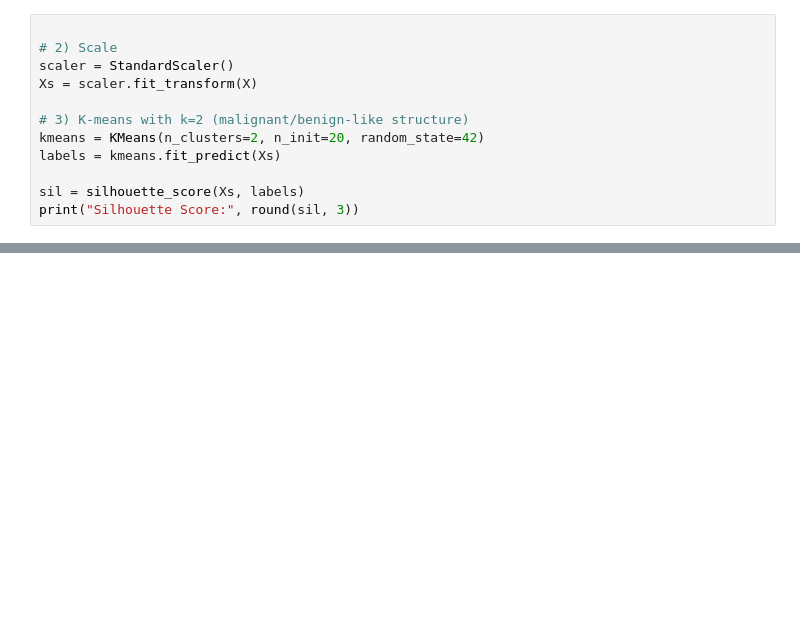
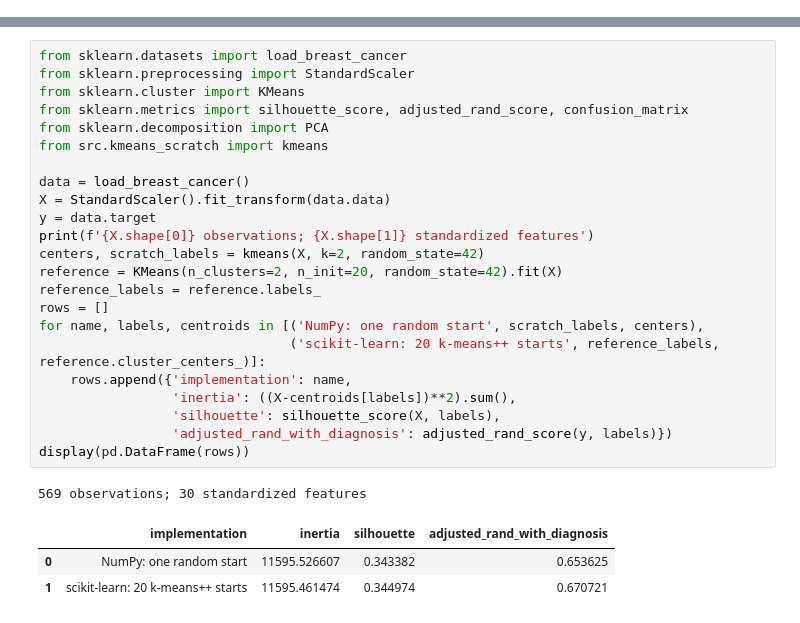
Before and after one commit to KianaAbrisham/kmeans-breast-cancer-portfolio, a Jupyter notebook: notebooks/kmeans_breast_cancer.ipynb, the cells around one changed output, grey strips where cells are left out. Cells and saved outputs as stored; diff of their text form; blank space fills up the shorter version.

```diff
--- a/notebooks/kmeans_breast_cancer.ipynb
+++ b/notebooks/kmeans_breast_cancer.ipynb
@@ -24,12 +0,0 @@ print(X.shape, y.shape)
-# %%
-
-# 2) Scale
-scaler = StandardScaler()
-Xs = scaler.fit_transform(X)
-
-# 3) K-means with k=2 (malignant/benign-like structure)
-kmeans = KMeans(n_clusters=2, n_init=20, random_state=42)
-labels = kmeans.fit_predict(Xs)
-
-sil = silhouette_score(Xs, labels)
-print("Silhouette Score:", round(sil, 3))
@@ -67,0 +21,28 @@ plt.show()
+# %%
+from sklearn.datasets import load_breast_cancer
+from sklearn.preprocessing import StandardScaler
+from sklearn.cluster import KMeans
+from sklearn.metrics import silhouette_score, adjusted_rand_score, confusion_matrix
+from sklearn.decomposition import PCA
+from src.kmeans_scratch import kmeans
+
+data = load_breast_cancer()
+X = StandardScaler().fit_transform(data.data)
+y = data.target
+print(f'{X.shape[0]} observations; {X.shape[1]} standardized features')
+centers, scratch_labels = kmeans(X, k=2, random_state=42)
+reference = KMeans(n_clusters=2, n_init=20, random_state=42).fit(X)
+reference_labels = reference.labels_
+rows = []
+for name, labels, centroids in [('NumPy: one random start', scratch_labels, centers),
+                                ('scikit-learn: 20 k-means++ starts', reference_labels, reference.cluster_centers_)]:
+    rows.append({'implementation': name,
+                 'inertia': ((X-centroids[labels])**2).sum(),
+                 'silhouette': silhouette_score(X, labels),
+                 'adjusted_rand_with_diagnosis': adjusted_rand_score(y, labels)})
+display(pd.DataFrame(rows))
+# %% [output]
+569 observations; 30 standardized features
+|  | implementation | inertia | silhouette | adjusted_rand_with_diagnosis |
+| 0 | NumPy: one random start | 11595.526607 | 0.343382 | 0.653625 |
+| 1 | scikit-learn: 20 k-means++ starts | 11595.461474 | 0.344974 | 0.670721 |
```
Also changed, not shown: parts of 9 cells of this notebook, 6 other files.
